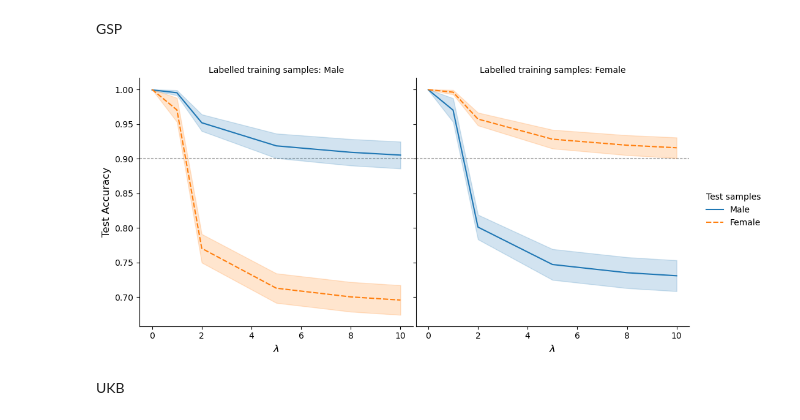
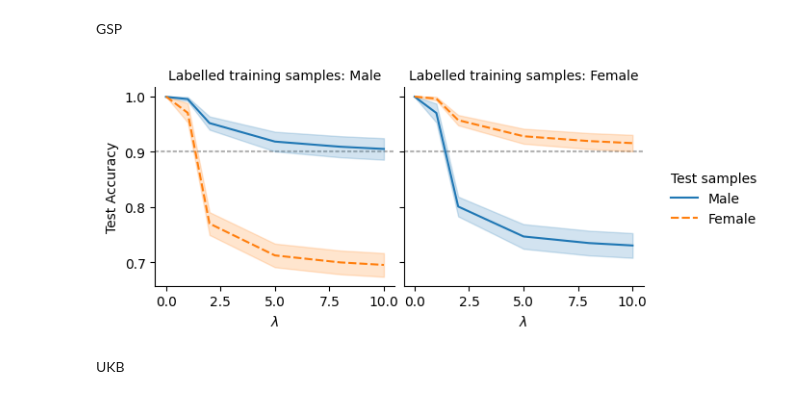
Before and after one commit to shuo-zhou/GSDA-Lateralization, a Jupyter notebook: model_stats/plot.ipynb, the cells around one changed output. Drawn from its saved outputs; the diff is of its cells as text; code cells hidden in the pictures.

```diff
--- a/model_stats/plot.ipynb
+++ b/model_stats/plot.ipynb
@@ -135,16 +136,16 @@ res_df_reformat = reformat_results(res_df_all, ["acc_ic", "acc_oc"])
 # %%
 g = sns.relplot(
     data=res_df_reformat, x="Lambda", y="Accuracy", col="Labelled training samples",
-    hue="Test samples", style="Test samples", kind="line", errorbar=("sd", 1),)
+    hue="Test samples", style="Test samples", kind="line", errorbar=("sd", 1),height=3)
 (g.map(plt.axhline, y=0.9, color=".7", dashes=(2, 1), zorder=0)
-  .set_axis_labels(r'$\lambda$', "Test Accuracy", fontsize=12)
+  .set_axis_labels(r'$\lambda$', "Test Accuracy") # , fontsize=12)
   .set_titles("Labelled training samples: {col_name}")
   .tight_layout(w_pad=0))
 plt.savefig('GSP_test.pdf', format='pdf', bbox_inches='tight')
 plt.savefig('GSP_test.png', format='png', bbox_inches='tight')
 plt.show()
 # %% [output]
-[figure, old version]
+[figure, new version]
 # %% [markdown]
 UKB
 # %%
```
Also changed, not shown: parts of 7 cells of this notebook.
